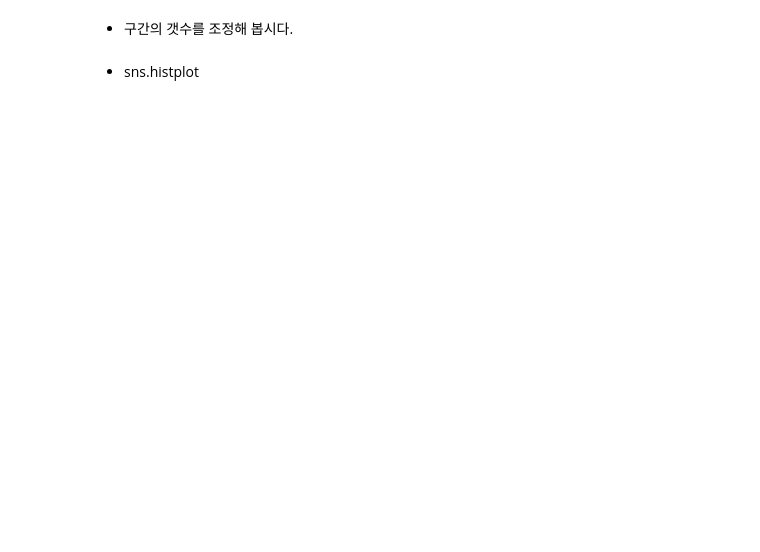
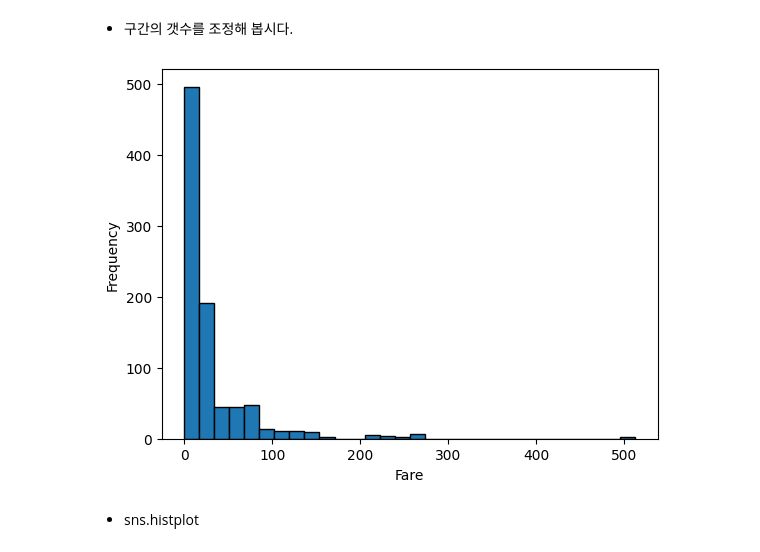
Before and after one commit to jexists/sk_network, a Jupyter notebook: 07.data_analysis/01_단변량분석/01_데이터분석_단변량분석.ipynb, the cells around one changed output. Cells and saved outputs as stored; diff of their text form; code cells hidden in the pictures; blank space fills up the shorter version.

```diff
--- a/07.data_analysis/01_단변량분석/01_데이터분석_단변량분석.ipynb
+++ b/07.data_analysis/01_단변량분석/01_데이터분석_단변량분석.ipynb
@@ -118,4 +309,15 @@ titanic.head()
 # %% [markdown]
 * 구간의 갯수를 조정해 봅시다.
+# %%
+plt.hist(
+  titanic['Fare'],
+  bins=30,
+  edgecolor='black'
+)
+plt.xlabel('Fare')
+plt.ylabel('Frequency')
+plt.show()
+# %% [output]
+[figure, added]
 # %% [markdown]
 * sns.histplot
```
Also changed, not shown: parts of 77 cells of this notebook.
